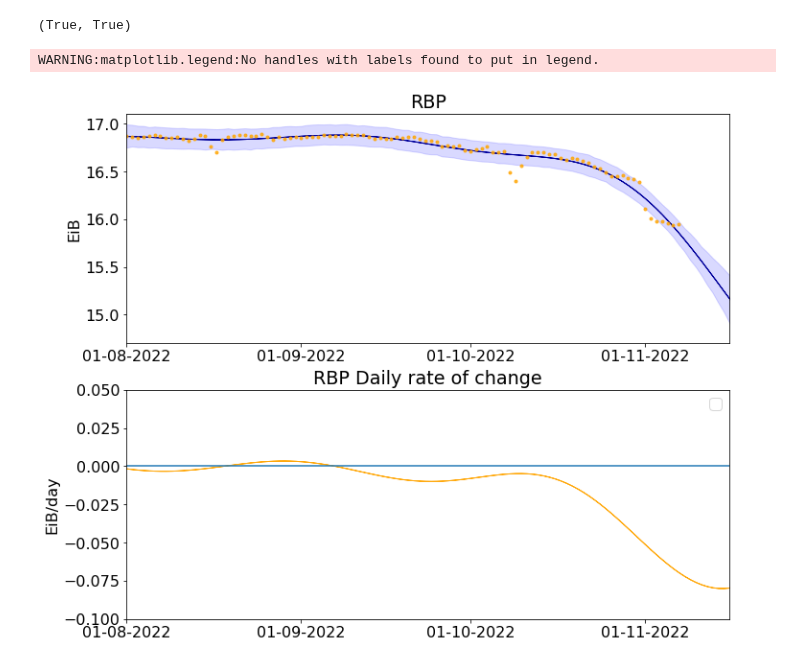
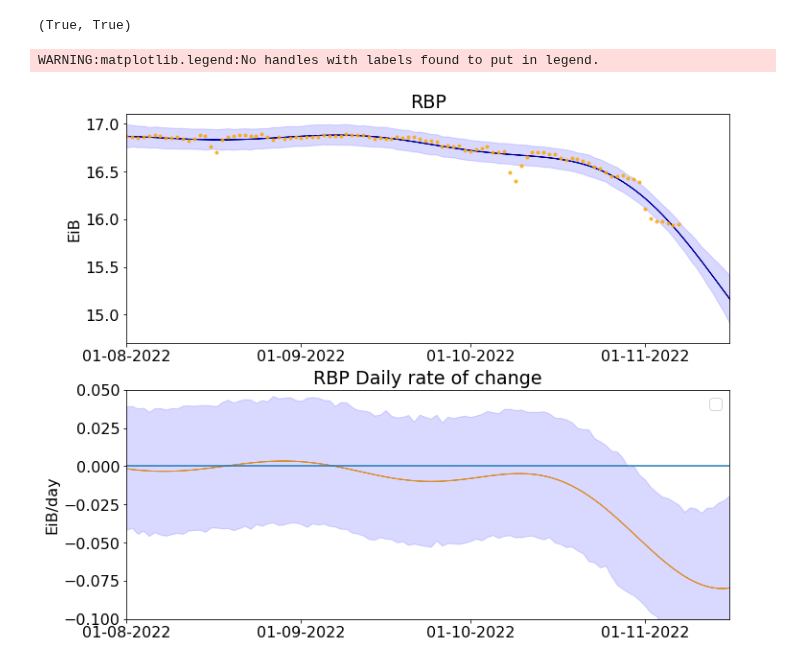
Before and after one commit to protocol/CryptoEconLab, a Jupyter notebook: notebooks/baseline_crossing/RBP_trends.ipynb, the cells around one changed output. Saved outputs shown, nothing was run; the diff lists cells and outputs as text; code cells hidden in the pictures.

Commit message:
RBP grad uncertainty

```diff
--- a/notebooks/baseline_crossing/RBP_trends.ipynb
+++ b/notebooks/baseline_crossing/RBP_trends.ipynb
@@ -293,31 +293,32 @@ mean_grad_prediction_ = np.mean(mean_grads_, axis=0)
 pred_grads50_ = np.percentile(pred_grads_, [25.0, 75.0], axis=0)
 pred_grads75_ = np.percentile(pred_grads_, [12.5, 87.5], axis=0)
 pred_grads90_ = np.percentile(pred_grads_, [5.0, 95.0], axis=0)
 
 
 plt.rcParams['figure.figsize'] = [10, 8]
 fig, (ax1, ax2, ) = plt.subplots(2,1, constrained_layout=True)
 
 ax1.plot(X_t, Y, ".", color='orange', alpha = 0.8, label="fitting data")
 ax1.set_title("RBP")
 ax1.fill_between(X_test_t_, mean_prediction, mean_prediction, label = "GP w/ 90 BCI", color="darkblue")
 ax1.fill_between(X_test_t_, percentiles90[0, :], percentiles90[1, :], color="blue", alpha = 0.15)
 ax1.set_xlim(X_test_t_[0],X_test_t_[-2])
 ax1.xaxis.set_major_locator(mdates.MonthLocator(interval=1))
 ax1.xaxis.set_major_formatter(mdates.DateFormatter('%d-%m-%Y'))
 ax1.set_ylabel("EiB")
 
 ax2.fill_between(X_test_t_, mean_grad_prediction, mean_grad_prediction, color="orange", alpha = 0.95)
+ax2.fill_between(X_test_t_, pred_grads90[0, :], pred_grads90[1, :], color="blue", alpha = 0.15)
 ax2.hlines(0,X_test_t_[0],X_test_t_[-1])
 ax2.set_xlim(X_test_t_[0],X_test_t_[-2])
 ax2.set_ylim(-0.1,0.05)
 ax2.set_ylabel("EiB/day")
 ax2.legend()
 ax2.xaxis.set_major_locator(mdates.MonthLocator(interval=1))
 ax2.xaxis.set_major_formatter(mdates.DateFormatter('%d-%m-%Y'))
 ax2.set_title("RBP Daily rate of change")
 
 plt.show()
 # %% [output]
 WARNING:matplotlib.legend:No handles with labels found to put in legend.
-[figure, old version]
+[figure, new version]
```
